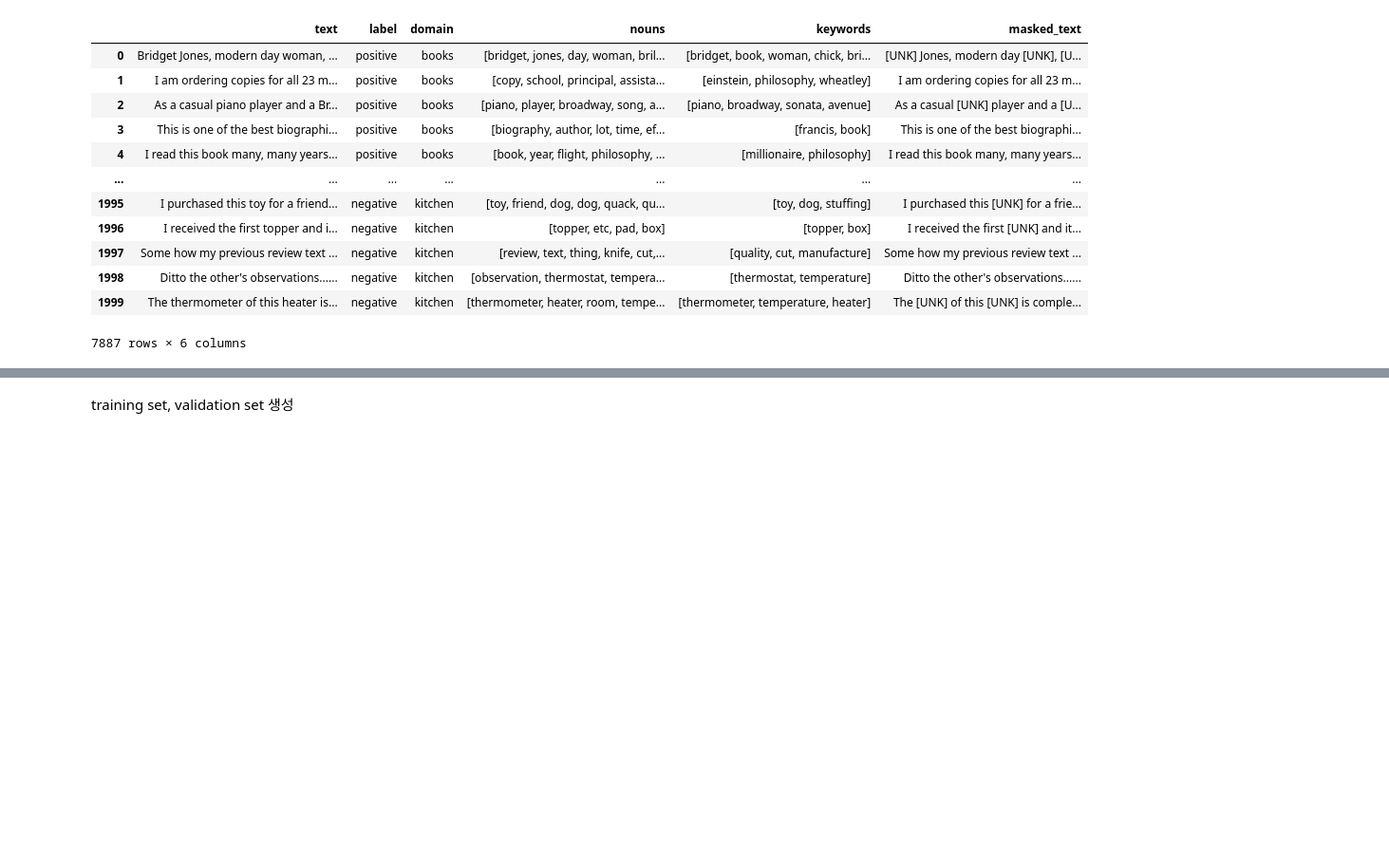
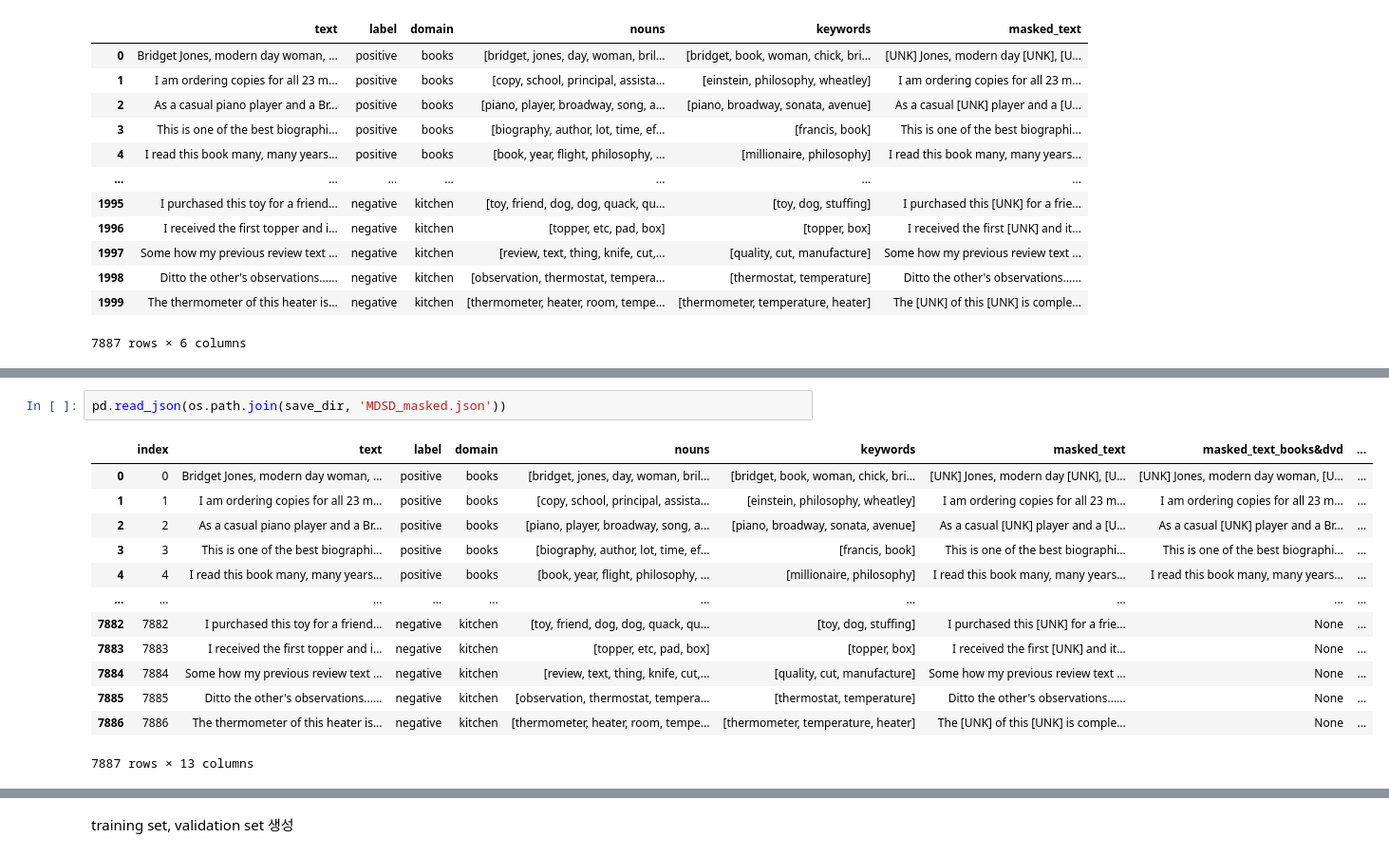
Before and after one commit to sophia-jihye/cross-domain, a Jupyter notebook: Main data_preparation_using_KeyBERT.ipynb, the cells around one changed output, grey strips where cells are left out. Shown: that part at 95% size. Drawn from its saved outputs; the diff is of its cells as text; blank space fills up the shorter version.

Commit message:
post-training. treat domain-specific features as UNK tokens

```diff
--- a/Main data_preparation_using_KeyBERT.ipynb
+++ b/Main data_preparation_using_KeyBERT.ipynb
@@ -109 +166,17 @@ raw_df
+# %%
+pd.read_json(os.path.join(save_dir, 'MDSD_masked.json'))
+# %% [output]
+|  | index | text | label | domain | nouns | keywords | masked_text | masked_text_books&dvd | ... |
+| 0 | 0 | Bridget Jones, modern day woman, ... | positive | books | [bridget, jones, day, woman, bril... | [bridget, book, woman, chick, bri... | [UNK] Jones, modern day [UNK], [U... | [UNK] Jones, modern day woman, [U... | ... |
+| 1 | 1 | I am ordering copies for all 23 m... | positive | books | [copy, school, principal, assista... | [einstein, philosophy, wheatley] | I am ordering copies for all 23 m... | I am ordering copies for all 23 m... | ... |
+| 2 | 2 | As a casual piano player and a Br... | positive | books | [piano, player, broadway, song, a... | [piano, broadway, sonata, avenue] | As a casual [UNK] player and a [U... | As a casual [UNK] player and a Br... | ... |
+| 3 | 3 | This is one of the best biographi... | positive | books | [biography, author, lot, time, ef... | [francis, book] | This is one of the best biographi... | This is one of the best biographi... | ... |
+| 4 | 4 | I read this book many, many years... | positive | books | [book, year, flight, philosophy, ... | [millionaire, philosophy] | I read this book many, many years... | I read this book many, many years... | ... |
+| ... | ... | ... | ... | ... | ... | ... | ... | ... | ... |
+| 7882 | 7882 | I purchased this toy for a friend... | negative | kitchen | [toy, friend, dog, dog, quack, qu... | [toy, dog, stuffing] | I purchased this [UNK] for a frie... | None | ... |
+| 7883 | 7883 | I received the first topper and i... | negative | kitchen | [topper, etc, pad, box] | [topper, box] | I received the first [UNK] and it... | None | ... |
+| 7884 | 7884 | Some how my previous review text ... | negative | kitchen | [review, text, thing, knife, cut,... | [quality, cut, manufacture] | Some how my previous review text ... | None | ... |
+| 7885 | 7885 | Ditto the other's observations...... | negative | kitchen | [observation, thermostat, tempera... | [thermostat, temperature] | Ditto the other's observations...... | None | ... |
+| 7886 | 7886 | The thermometer of this heater is... | negative | kitchen | [thermometer, heater, room, tempe... | [thermometer, temperature, heater] | The [UNK] of this [UNK] is comple... | None | ... |
+7887 rows × 13 columns
 # %%
```
Also changed, not shown: parts of 8 cells of this notebook, 3 other files.
